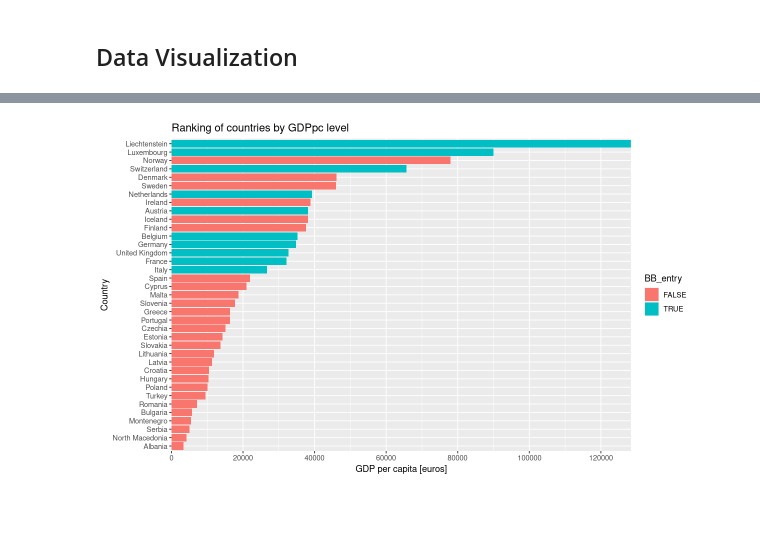
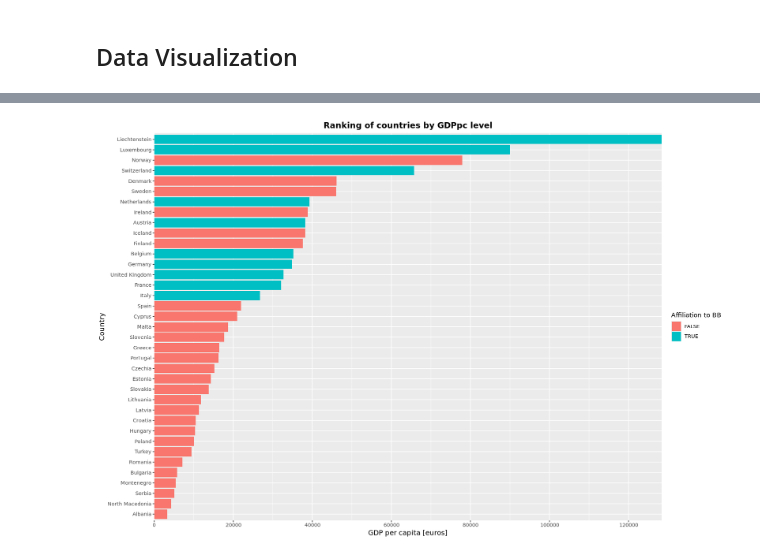
Before and after one commit to nickobard/eurostat-datasets-analysis, a Jupyter notebook: sem-3/semestral-work.ipynb, the cells around one changed output, grey strips where cells are left out. Saved outputs shown, nothing was run; the diff lists cells and outputs as text; code cells hidden in the pictures; blank space fills up the shorter version.

```diff
--- a/sem-3/semestral-work.ipynb
+++ b/sem-3/semestral-work.ipynb
@@ -221,11 +297,17 @@ ggplot(data, aes(x=NFIApc, y=GDPpc)) +
 # %%
-options(repr.plot.width=10, repr.plot.height=6)
+options(repr.plot.width=15, repr.plot.height=10)                        # figure settings
+
 ggplot(data, aes(x=GDPpc, y=reorder(country, GDPpc), fill=BB_entry)) +
   geom_bar(stat='identity') +
   labs(title='Ranking of countries by GDPpc level',
        x='GDP per capita [euros]',
-       y='Country') +
-  scale_x_continuous(breaks=scales::pretty_breaks(n=6), expand=c(0, 0))
+       y='Country',
+       fill='Affiliation to BB') +
+  scale_x_continuous(breaks=scales::pretty_breaks(n=6), expand=c(0, 0)) +
+  theme(
+    plot.title = element_text(hjust = 0.5, size=14, face="bold"),      # center and style the title
+    axis.title = element_text(size=12),                                # axis title size
+  )
 # %% [output]
-[figure, old version]
+[figure, new version]
 # %%
```
Also changed, not shown: parts of 31 cells of this notebook.
